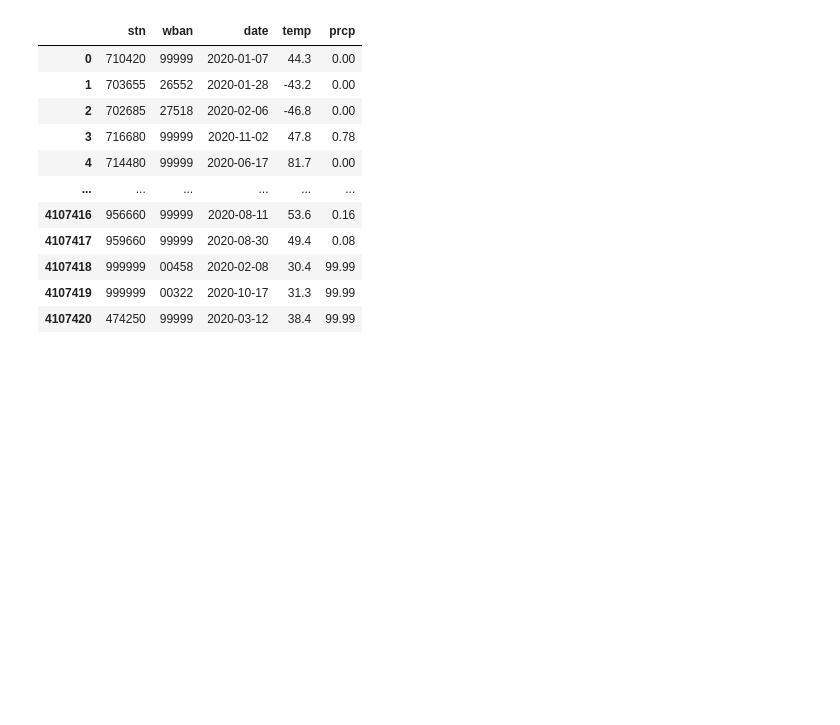
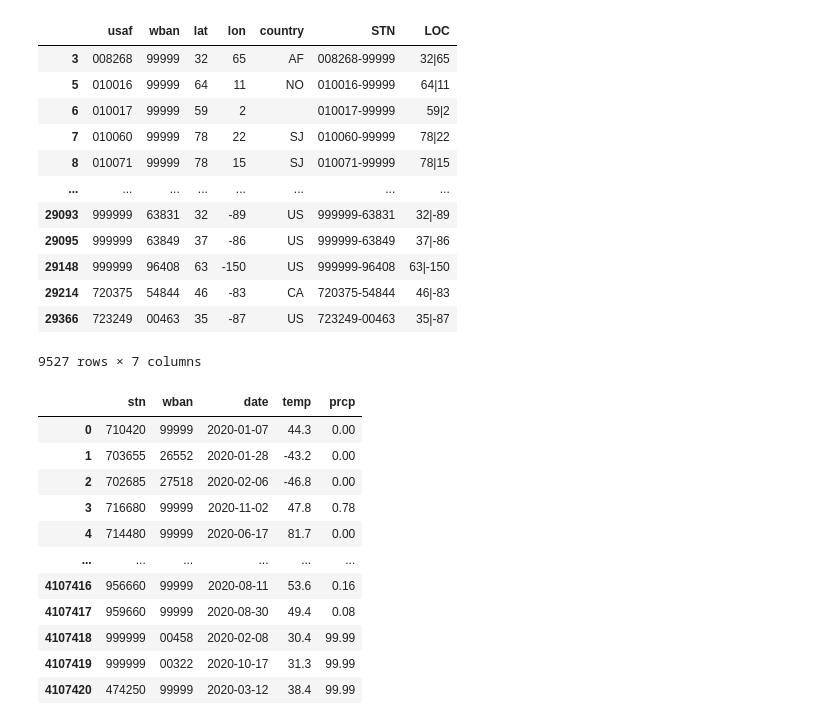
Before and after one commit to lucasbotellaroca/Covid-19_Reproduction_Rate_Estimator, a Jupyter notebook: weather_data.ipynb, the cells around one changed output. Drawn from its saved outputs; the diff is of its cells as text; code cells hidden in the pictures; blank space fills up the shorter version.

```diff
--- a/weather_data.ipynb
+++ b/weather_data.ipynb
@@ -54,0 +107,6 @@ dtype: object
+# %%
+aux1=dataframe_stations
+# %%
+aux1.lat=aux1.lat.astype(int)
+aux1.lon=aux1.lon.astype(int)
+aux1=aux1.drop_duplicates(subset=['lat','lon'])
@@ -54,0 +129,20 @@ dtype: object
+# %%
+#Retrieve country or each lat ang log values with int coordinates since country tag in NOAA GSOD dataset
+#is not consistent and does not follow any convention in naming accesible
+%%time
+import time
+
+cont=0
+res=[]
+ite=0
+for index, row in aux1.iterrows():
+
+    #Every 150 iterations we sleep the loop in order to avoid crashes in the API.
+    if(cont == 150):
+        print('Sleep:' + str(ite))
+        ite=ite+1
+        time.sleep(30)
+        cont=0
+
+    cont=cont+1
+    res.append(getLocation(row['lat'], row['lon']))
@@ -54,0 +167,3 @@ dtype: object
+# %%
+aux1['country_ISO_code_2']=res
+aux1
@@ -55,3 +191,23 @@ dtype: object
+# %%
+dataframe_stations_api = aux1[['usaf', 'wban', 'lat', 'lon', 'country_ISO_code_2']]
+dataframe_stations_api.columns=['usaf', 'wban', 'lat', 'lon', 'country']
+dataframe_stations_api['STN'] = dataframe_stations_api['usaf'] + '-' + dataframe_stations_api['wban']
+dataframe_stations_api['LOC'] = dataframe_stations_api.lat.astype(str) + '|' + dataframe_stations_api.lon.astype(str)
+dataframe_stations_api
+# %% [output]
+|  | usaf | wban | lat | lon | country | STN | LOC |
+| 3 | 008268 | 99999 | 32 | 65 | AF | 008268-99999 | 32|65 |
+| 5 | 010016 | 99999 | 64 | 11 | NO | 010016-99999 | 64|11 |
+| 6 | 010017 | 99999 | 59 | 2 |  | 010017-99999 | 59|2 |
+| 7 | 010060 | 99999 | 78 | 22 | SJ | 010060-99999 | 78|22 |
+| 8 | 010071 | 99999 | 78 | 15 | SJ | 010071-99999 | 78|15 |
+| ... | ... | ... | ... | ... | ... | ... | ... |
+| 29093 | 999999 | 63831 | 32 | -89 | US | 999999-63831 | 32|-89 |
+| 29095 | 999999 | 63849 | 37 | -86 | US | 999999-63849 | 37|-86 |
+| 29148 | 999999 | 96408 | 63 | -150 | US | 999999-96408 | 63|-150 |
+| 29214 | 720375 | 54844 | 46 | -83 | CA | 720375-54844 | 46|-83 |
+| 29366 | 723249 | 00463 | 35 | -87 | US | 723249-00463 | 35|-87 |
+9527 rows × 7 columns
 # %%
 table1_gsod2020 = bigquery.TableReference.from_string(
     "bigquery-public-data.noaa_gsod.gsod2020"
```
Also changed, not shown: parts of 56 cells of this notebook.
